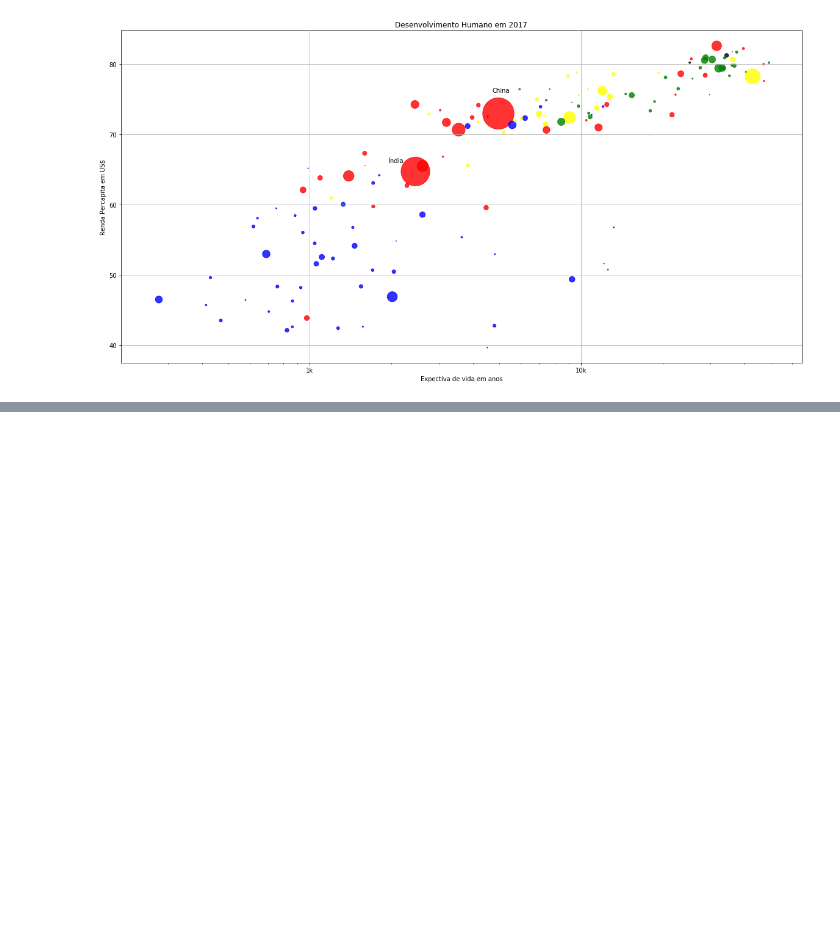
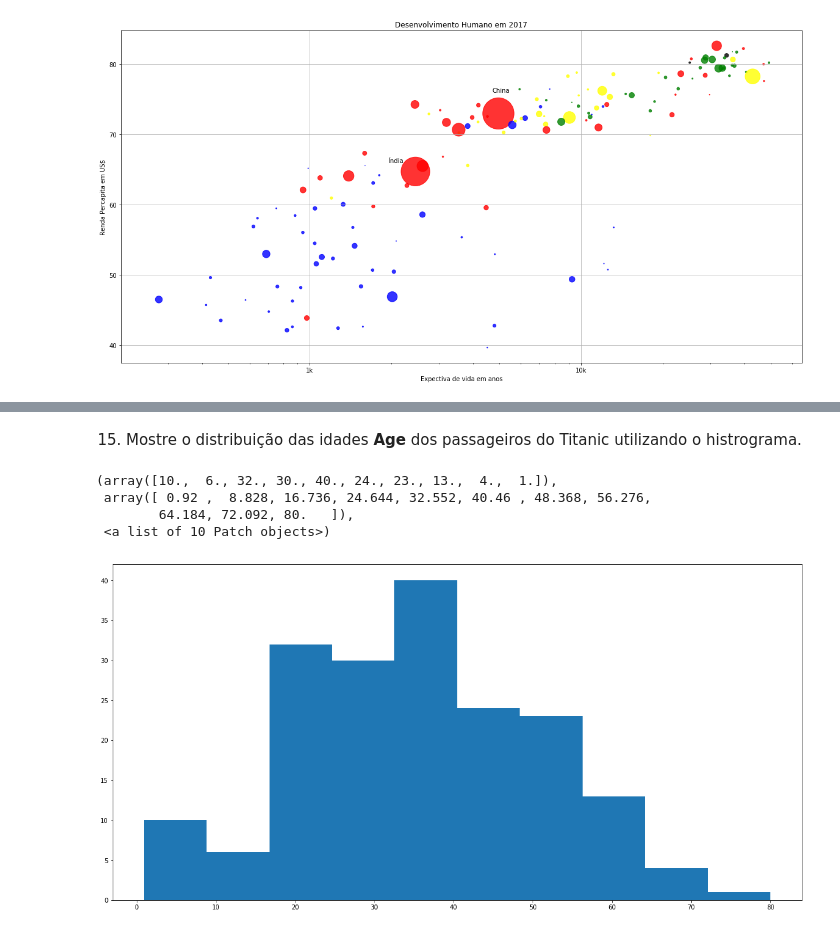
Before and after one commit to gomesluiz/python-para-ciencia-de-dados, a Jupyter notebook: src/aula-2/notebooks/matplotlib-maos-na-massa-1.ipynb, the cells around one changed output, grey strips where cells are left out. Drawn from its saved outputs; the diff is of its cells as text; code cells hidden in the pictures; blank space fills up the shorter version.

```diff
--- a/src/aula-2/notebooks/matplotlib-maos-na-massa-1.ipynb
+++ b/src/aula-2/notebooks/matplotlib-maos-na-massa-1.ipynb
@@ -179,0 +174,2 @@ plt.scatter(percapitas['valores'], expectativas['valores'], s=np_pops, c=cores['
+# %%
+df_titanic = pd.read_csv('titanic.csv')
@@ -179,0 +190,11 @@ plt.scatter(percapitas['valores'], expectativas['valores'], s=np_pops, c=cores['
+# %% [markdown]
+15. Mostre o distribuição das idades **Age** dos passageiros do Titanic utilizando o histrograma.
+# %%
+df_titanic_sem_na = df_titanic.dropna()
+plt.hist(df_titanic_sem_na['Age'])
+# %% [output]
+(array([10.,  6., 32., 30., 40., 24., 23., 13.,  4.,  1.]),
+ array([ 0.92 ,  8.828, 16.736, 24.644, 32.552, 40.46 , 48.368, 56.276,
+        64.184, 72.092, 80.   ]),
+ <a list of 10 Patch objects>)
+[figure, added]
```
Also changed, not shown: parts of 14 cells of this notebook, 28 other files.
